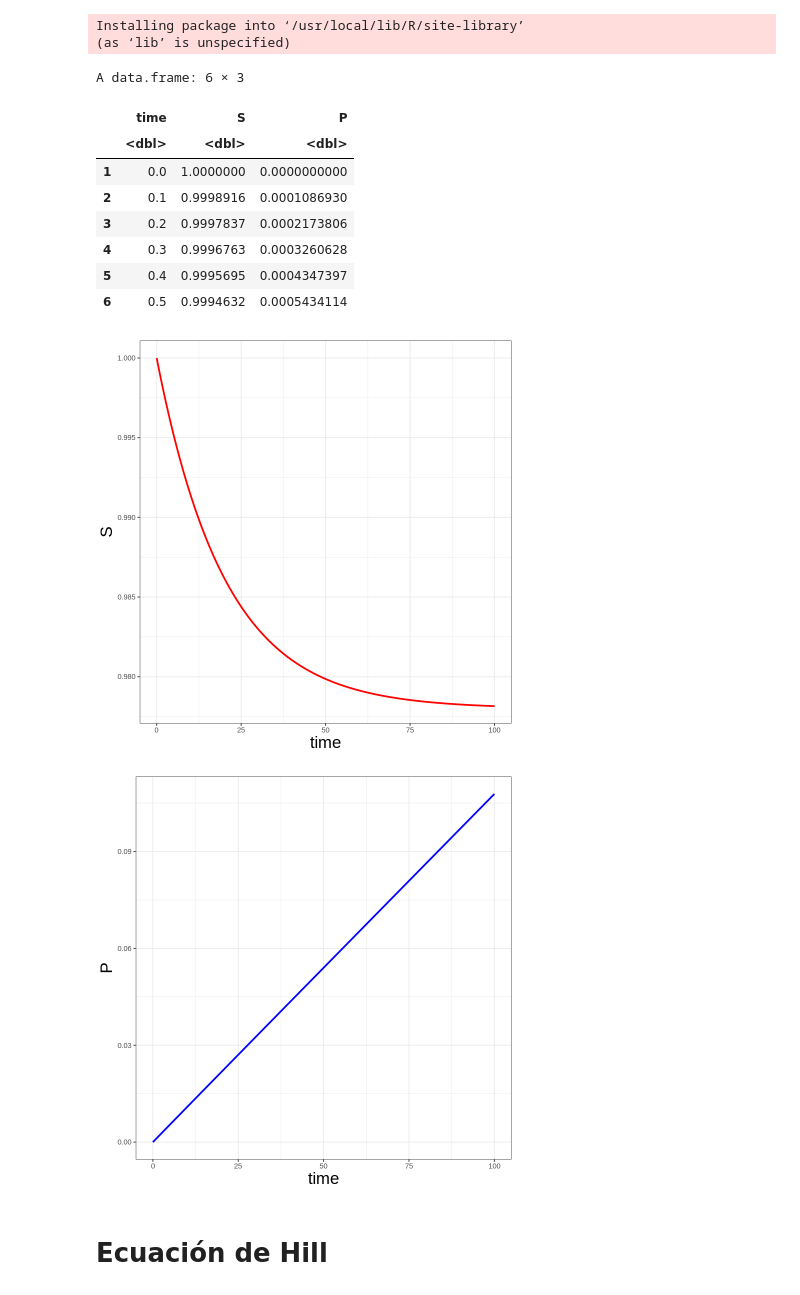
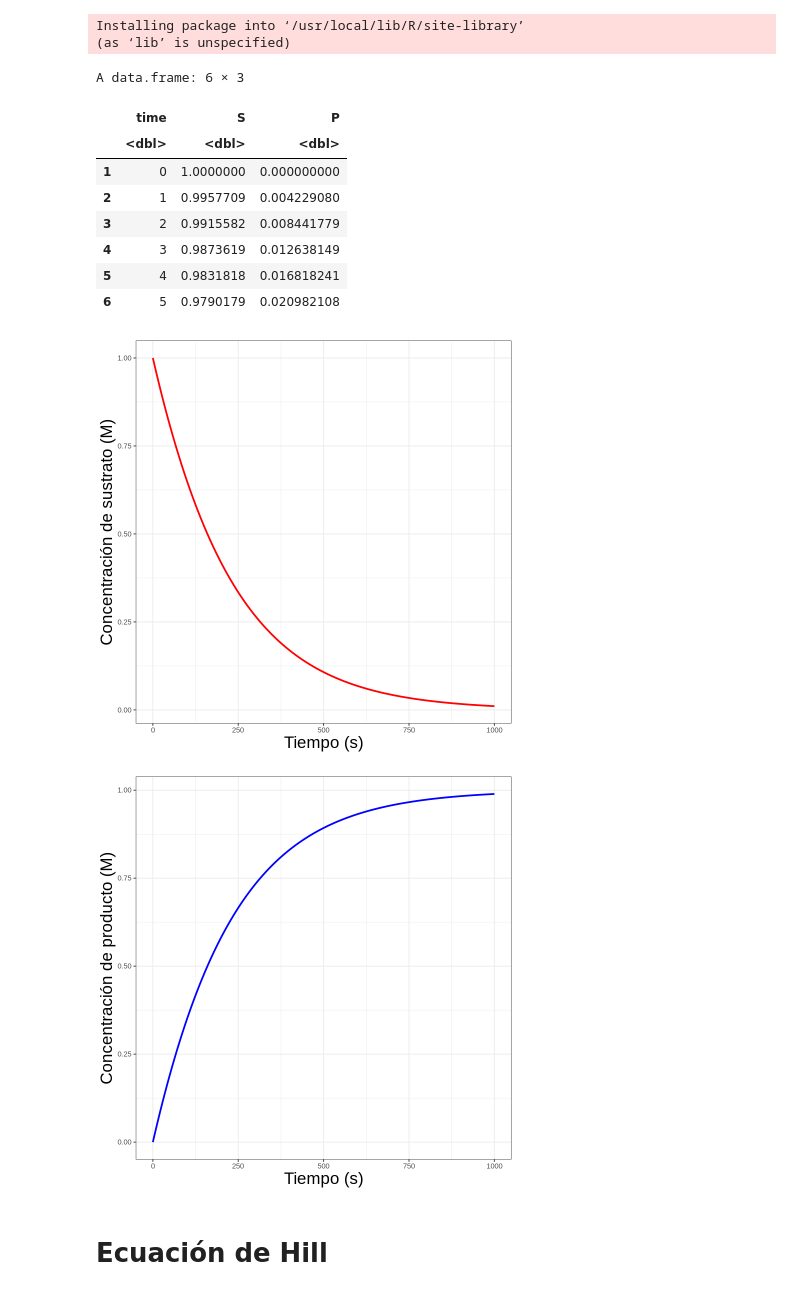
Before and after one commit to sysbio-unam/practicas-computacionales, a Jupyter notebook: michaelis-menten-y-hill.ipynb, the cells around one changed output. Saved outputs shown, nothing was run; the diff lists cells and outputs as text; code cells hidden in the pictures.

```diff
--- a/michaelis-menten-y-hill.ipynb
+++ b/michaelis-menten-y-hill.ipynb
@@ -209,7 +209,7 @@ mich_ment <- function(time, parms, state) {
         vmax = k2*Etot
 
         # balance para S
-        dSdt = -k1*Etot*S + (k1*S + ki)*Etot/(Km + S)
+        dSdt = -k1*Etot*S + (k1*S + ki)*Etot*S/(Km + S)
 
         # balance para P
         dPdt = vmax*S/(Km + S)
@@ -219,11 +219,11 @@ mich_ment <- function(time, parms, state) {
 }
 # %%
 # establecer parámetros
-p <- c(k1 = 0.05, ki = 0.04, k2 = 0.002, Etot = 1)
+p <- c(k1 = 0.05, ki = 0.04, k2 = 0.5, Etot = 0.1)
 # condiciones iniciales
 s <- c(S = 1, P = 0)
 # tiempo de integración
-time <- seq(0,100,0.1)
+time <- seq(0,1000,1)
 # %%
 out <- ode(func = mich_ment, y = s, times = time, parms = p, method = "rk4")
 out <- as.data.frame(out)
@@ -232,36 +232,36 @@ head(out)
 A data.frame: 6 × 3
 |  | time | S | P |
 |  | <dbl> | <dbl> | <dbl> |
-| 1 | 0.0 | 1.0000000 | 0.0000000000 |
-| 2 | 0.1 | 0.9998916 | 0.0001086930 |
-| 3 | 0.2 | 0.9997837 | 0.0002173806 |
-| 4 | 0.3 | 0.9996763 | 0.0003260628 |
-| 5 | 0.4 | 0.9995695 | 0.0004347397 |
-| 6 | 0.5 | 0.9994632 | 0.0005434114 |
+| 1 | 0 | 1.0000000 | 0.000000000 |
+| 2 | 1 | 0.9957709 | 0.004229080 |
+| 3 | 2 | 0.9915582 | 0.008441779 |
+| 4 | 3 | 0.9873619 | 0.012638149 |
+| 5 | 4 | 0.9831818 | 0.016818241 |
+| 6 | 5 | 0.9790179 | 0.020982108 |
 # %%
 # cargar ggplot2
 library(ggplot2)
 # %%
 ggplot(out, aes(x = time)) +
 geom_line(aes(y = S),color = "red", lwd = 1) +
-xlab("time") +
-ylab("S") +
+xlab("Tiempo (s)") +
+ylab("Concentración de sustrato (M)") +
 theme_bw() +
 theme(
         axis.title = element_text(size = 20)
 )
 # %% [output]
-[figure, old version]
+[figure, new version]
 # %%
 ggplot(out, aes(x = time)) +
 geom_line(aes(y = P),color = "blue", lwd = 1) +
-xlab("time") +
-ylab("P") +
+xlab("Tiempo (s)") +
+ylab("Concentración de producto (M)") +
 theme_bw() +
 theme(
         axis.title = element_text(size = 20)
 )
 # %% [output]
-[figure, old version]
+[figure, new version]
 # %% [markdown]
 # Ecuación de Hill
```
Also changed, not shown: parts of 18 cells of this notebook.
